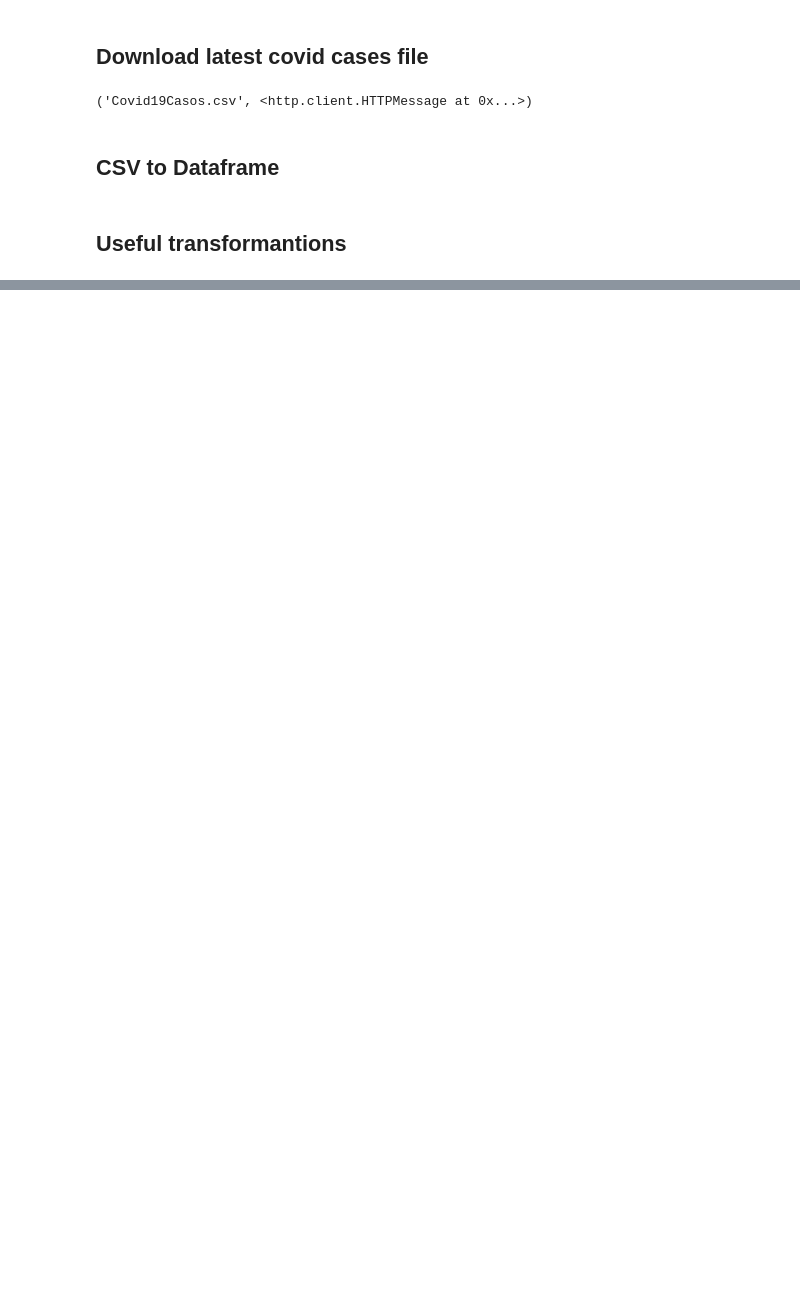
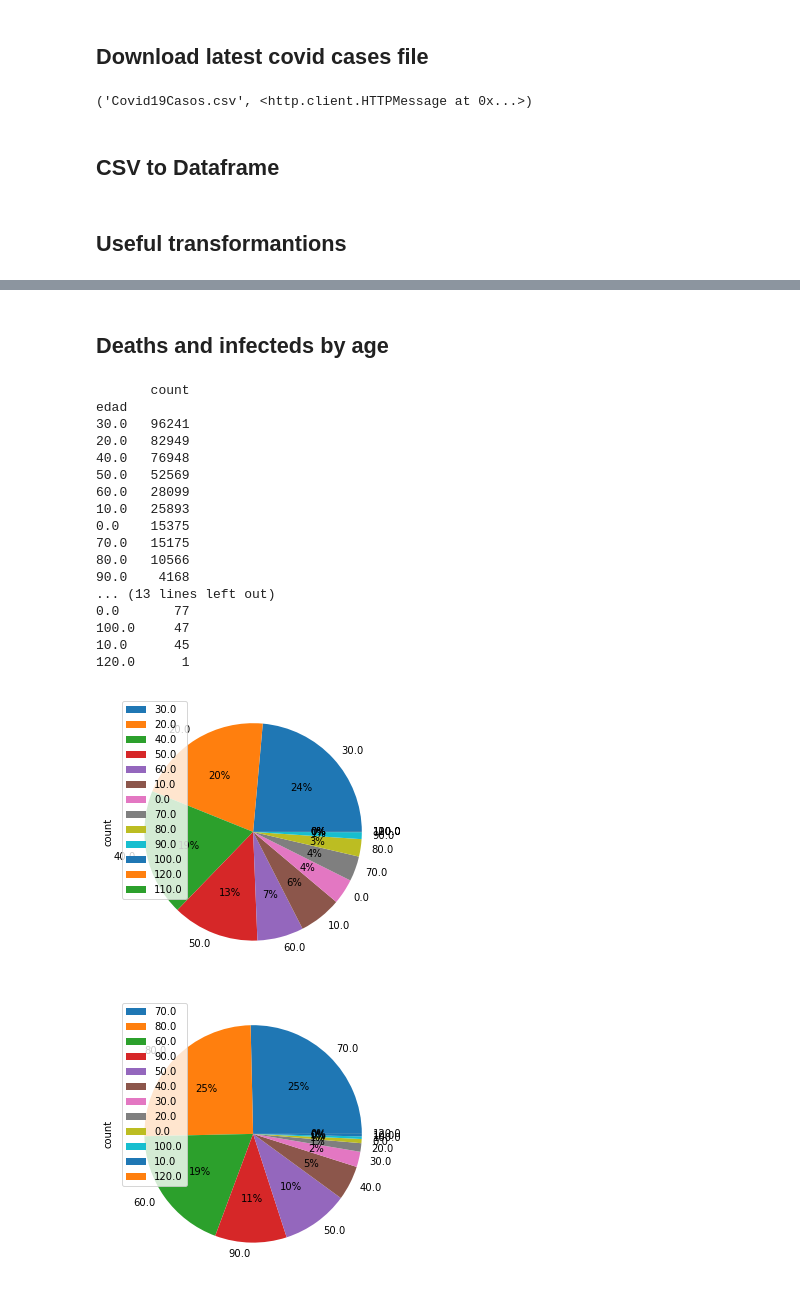
Before and after one commit to federicoarrua/covid_analysis_jupyter, a Jupyter notebook: covid/covid_notebook.ipynb, the cells around one changed output, grey strips where cells are left out. Drawn from its saved outputs; the diff is of its cells as text; code cells hidden in the pictures; blank space fills up the shorter version.

```diff
--- a/covid/covid_notebook.ipynb
+++ b/covid/covid_notebook.ipynb
@@ -29,0 +77,36 @@ casesPerProvince.set_index('residencia_provincia_nombre').plot.pie(y='count', fi
+# %% [markdown]
+## Deaths and infecteds by age
+# %%
+infectedsByAge = covidConfirmedDF.copy()
+infectedsByAge['edad'] = infectedsByAge['edad'].apply(lambda x: x - (x % 10))
+infectedsByAge['count'] = infectedsByAge.groupby('edad')['edad'].transform('count')
+infectedsByAge = infectedsByAge[['edad', 'count']].groupby('edad').count().reset_index().sort_values('count', ascending=False)
+infectedsByAge.set_index('edad').plot.pie(y='count', autopct='%1.0f%%', figsize=(5,5)).set_title("Infecteds by age")
+print(infectedsByAge.set_index('edad').head(20))
+
+deathsByAge = covidDeathsDF.copy()
+deathsByAge['edad'] = deathsByAge['edad'].apply(lambda x: x - (x % 10))
+deathsByAge['count'] = deathsByAge.groupby('edad')['edad'].transform('count')
+deathsByAge = deathsByAge[['edad', 'count']].groupby('edad').count().reset_index().sort_values('count', ascending=False)
+deathsByAge.set_index('edad').plot.pie(y='count', autopct='%1.0f%%', figsize=(5,5)).set_title("Deaths by age")
+print(deathsByAge.set_index('edad').head(20))
+# %% [output]
+       count
+edad
+30.0   96241
+20.0   82949
+40.0   76948
+50.0   52569
+60.0   28099
+10.0   25893
+0.0    15375
+70.0   15175
+80.0   10566
+90.0    4168
+... (13 lines left out)
+0.0       77
+100.0     47
+10.0      45
+120.0      1
+[figure, added]
+[figure, added]
```
Also changed, not shown: parts of 7 cells of this notebook.
